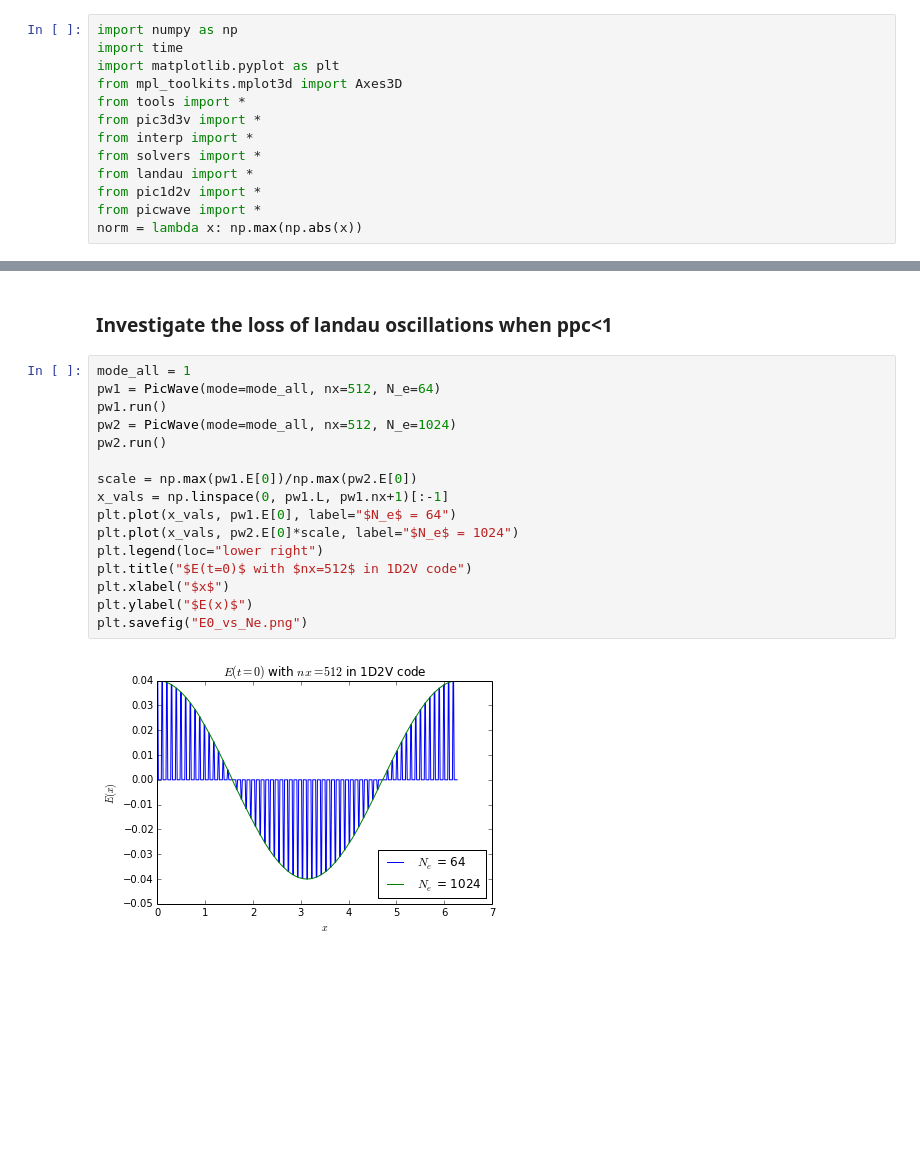
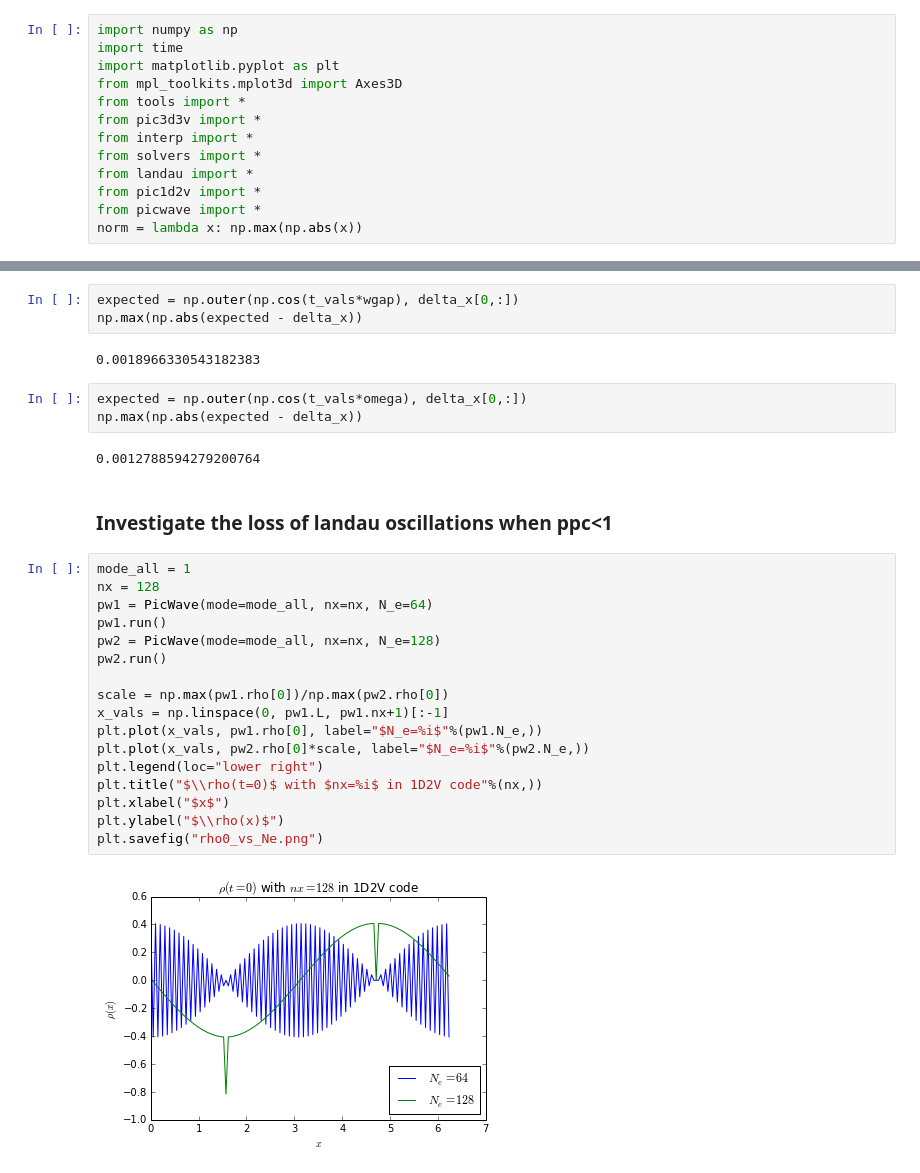
Before and after one commit to dreamer2368/py3d3v, a Jupyter notebook: py3d3v/dispersion.ipynb, the cells around one changed output, grey strips where cells are left out. Cells and saved outputs as stored; diff of their text form; blank space fills up the shorter version.

```diff
--- a/py3d3v/dispersion.ipynb
+++ b/py3d3v/dispersion.ipynb
@@ -167,21 +115,32 @@ for r in resultsnx:
+# %%
+expected = np.outer(np.cos(t_vals*wgap), delta_x[0,:])
+np.max(np.abs(expected - delta_x))
+# %% [output]
+0.0018966330543182383
+# %%
+expected = np.outer(np.cos(t_vals*omega), delta_x[0,:])
+np.max(np.abs(expected - delta_x))
+# %% [output]
+0.0012788594279200764
 # %% [markdown]
 ### Investigate the loss of landau oscillations when ppc<1
 # %%
 mode_all = 1
-pw1 = PicWave(mode=mode_all, nx=512, N_e=64)
+nx = 128
+pw1 = PicWave(mode=mode_all, nx=nx, N_e=64)
 pw1.run()
-pw2 = PicWave(mode=mode_all, nx=512, N_e=1024)
+pw2 = PicWave(mode=mode_all, nx=nx, N_e=128)
 pw2.run()
 
-scale = np.max(pw1.E[0])/np.max(pw2.E[0])
+scale = np.max(pw1.rho[0])/np.max(pw2.rho[0])
 x_vals = np.linspace(0, pw1.L, pw1.nx+1)[:-1]
-plt.plot(x_vals, pw1.E[0], label="$N_e$ = 64")
-plt.plot(x_vals, pw2.E[0]*scale, label="$N_e$ = 1024")
+plt.plot(x_vals, pw1.rho[0], label="$N_e=%i$"%(pw1.N_e,))
+plt.plot(x_vals, pw2.rho[0]*scale, label="$N_e=%i$"%(pw2.N_e,))
 plt.legend(loc="lower right")
-plt.title("$E(t=0)$ with $nx=512$ in 1D2V code")
+plt.title("$\\rho(t=0)$ with $nx=%i$ in 1D2V code"%(nx,))
 plt.xlabel("$x$")
-plt.ylabel("$E(x)$")
-plt.savefig("E0_vs_Ne.png")
+plt.ylabel("$\\rho(x)$")
+plt.savefig("rho0_vs_Ne.png")
 # %% [output]
-[figure, old version]
+[figure, new version]
 # %%
```
Also changed, not shown: parts of 10 cells of this notebook, 2 other files.
